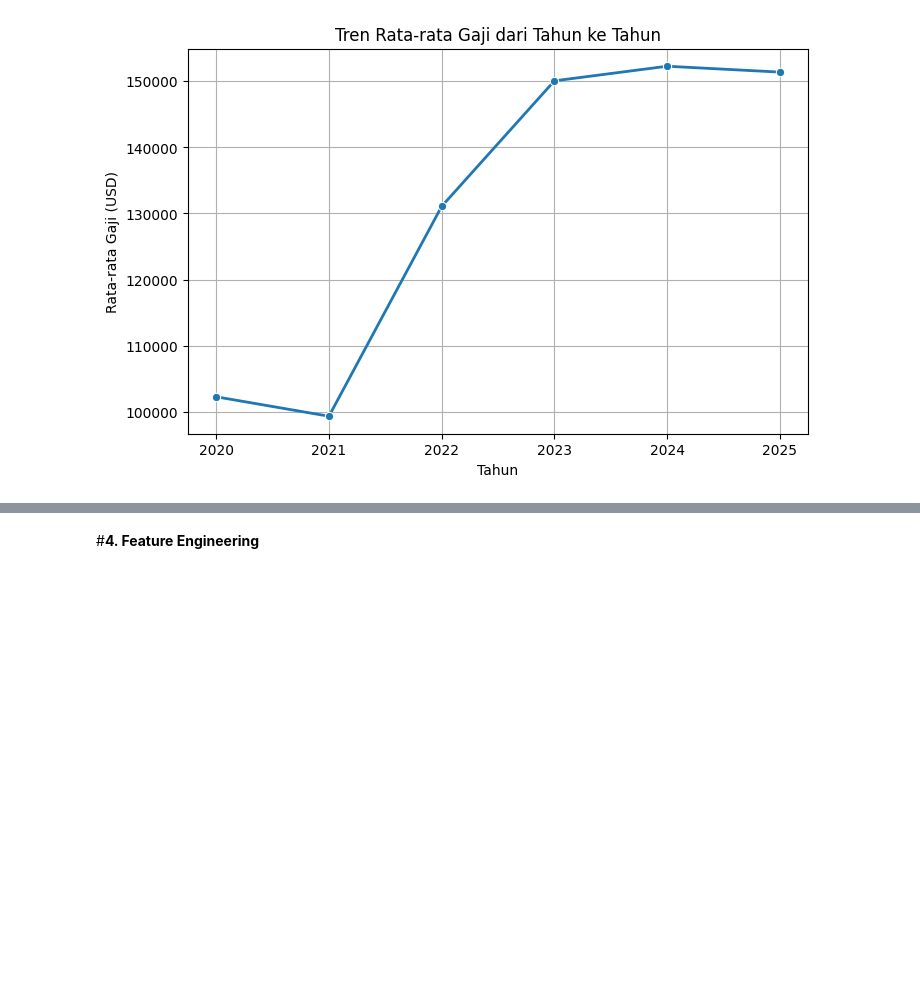
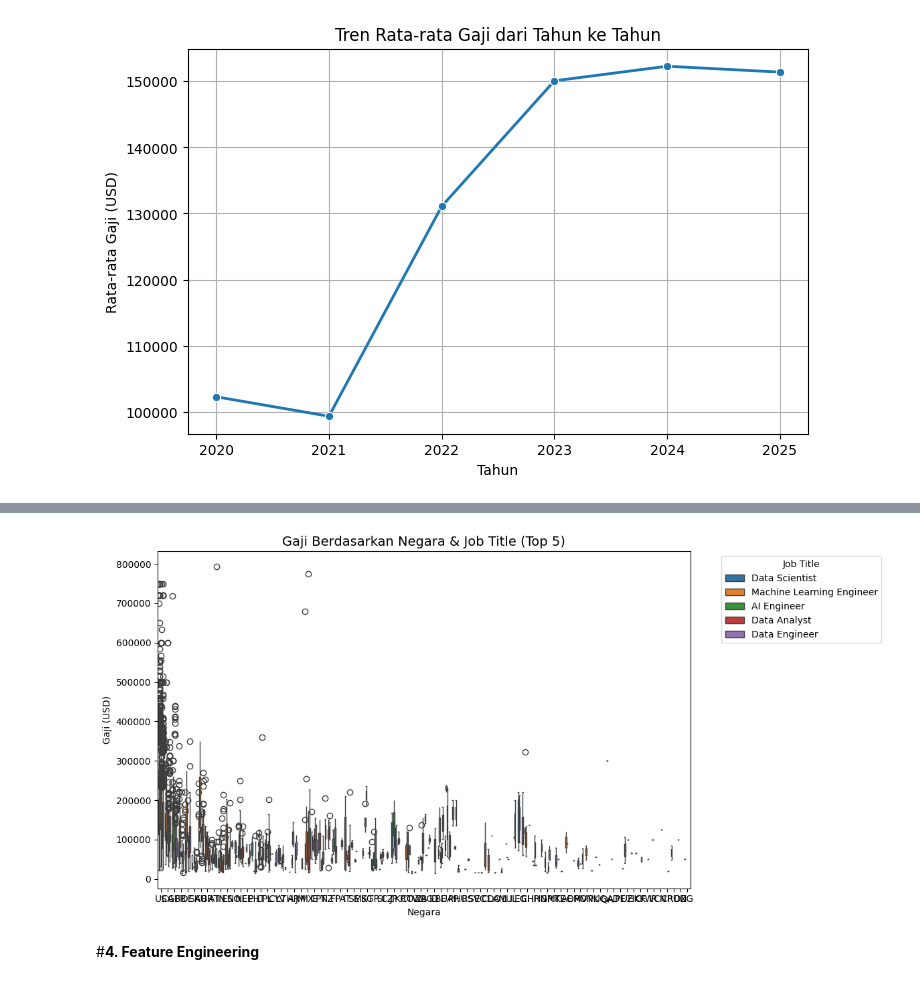
Before and after one commit to fathanzys/Data, a Jupyter notebook: uas_DataMining.ipynb, the cells around one changed output, grey strips where cells are left out. Cells and saved outputs as stored; diff of their text form; code cells hidden in the pictures; blank space fills up the shorter version.

```diff
--- a/uas_DataMining.ipynb
+++ b/uas_DataMining.ipynb
@@ -94,3 +150,14 @@ plt.show()
+# %%
+plt.figure(figsize=(12, 6))
+sns.boxplot(data=df_focus, x='employee_residence', y='salary_in_usd', hue='job_title')
+plt.title('Gaji Berdasarkan Negara & Job Title (Top 5)', fontsize=14)
+plt.xlabel('Negara')
+plt.ylabel('Gaji (USD)')
+plt.legend(title='Job Title', bbox_to_anchor=(1.05, 1), loc='upper left')
+plt.tight_layout()
+plt.show()
+# %% [output]
+[figure, added]
 # %% [markdown]
 #**4. Feature Engineering**
 # %% [markdown]
```
Also changed, not shown: parts of 6 cells of this notebook.
